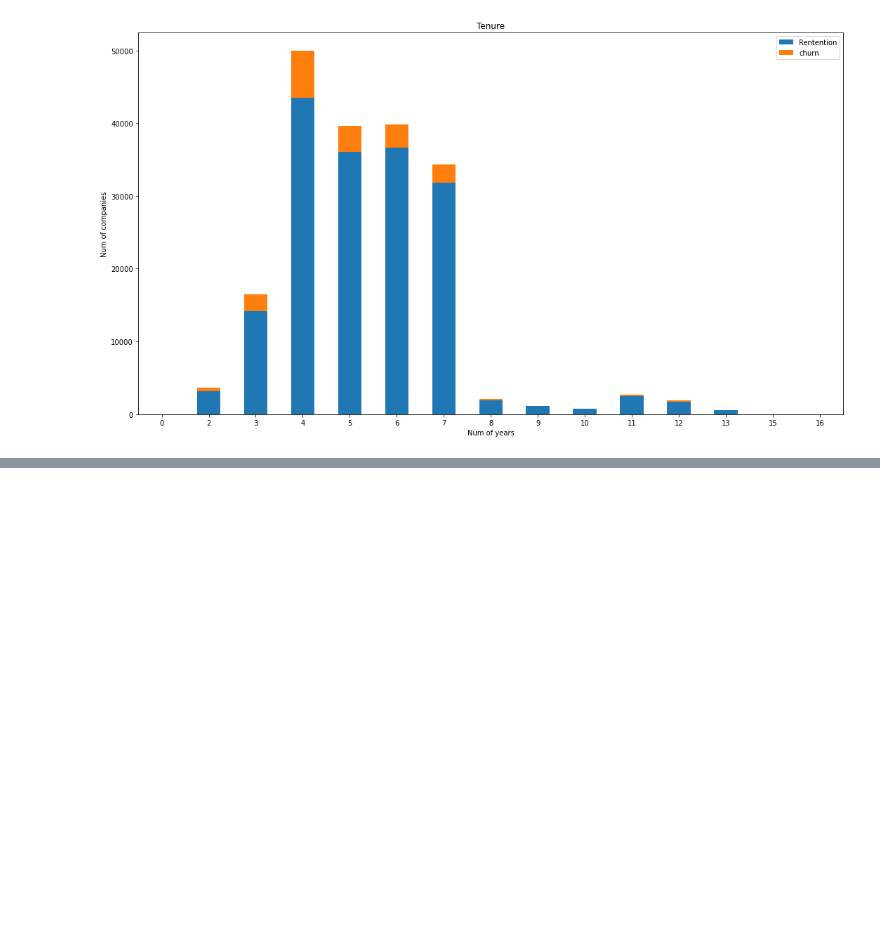
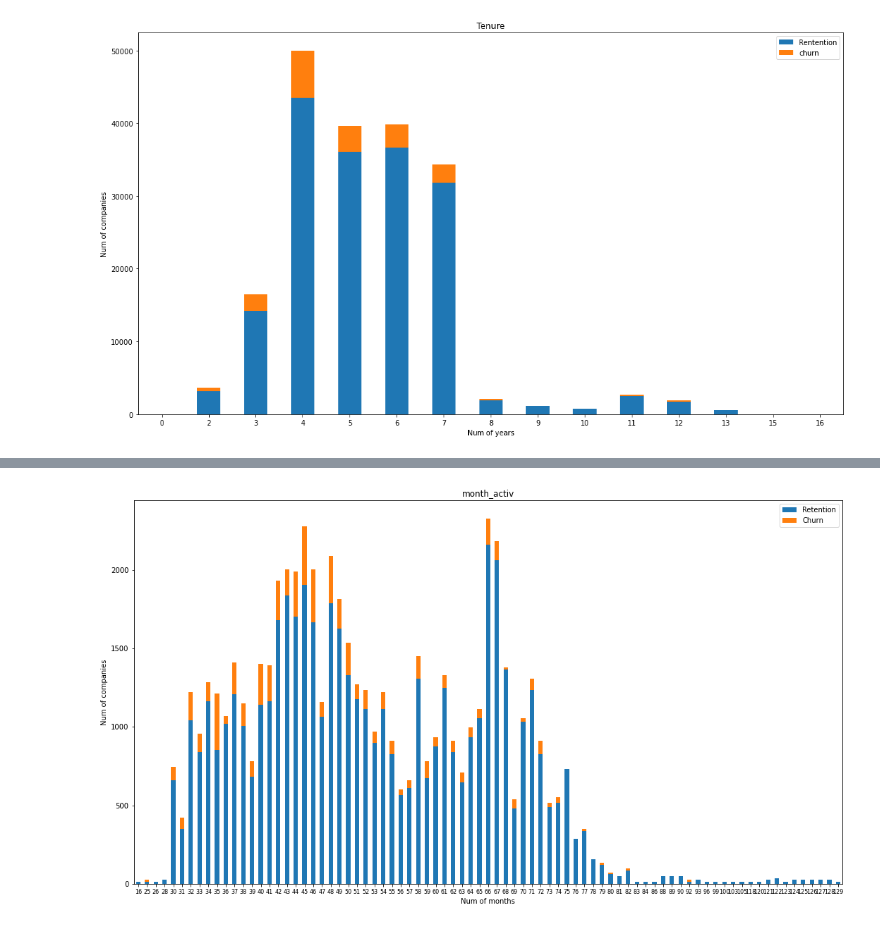
Before and after one commit to weekysui/customer_churn_problem, a Jupyter notebook: Data Understanding (1).ipynb, the cells around one changed output, grey strips where cells are left out. Saved outputs shown, nothing was run; the diff lists cells and outputs as text; code cells hidden in the pictures; blank space fills up the shorter version.

```diff
--- a/Data Understanding (1).ipynb
+++ b/Data Understanding (1).ipynb
@@ -1098,0 +1111,35 @@ plt.show()
+# %%
+def convert_month(reference_date, dataframe, column):
+    time_delta = reference_date - dataframe[column]
+    months = (time_delta/np.timedelta64(1,"M"))
+    return months
+# %%
+reference_date = datetime.datetime(2016, 1,1)
+combine["month_activ"] = convert_month(reference_date, combine, "date_activ")
+combine["month_to_end"] = convert_month(reference_date, combine, "date_end")
+combine["month_modif_prod"] = convert_month(reference_date, combine, "date_modif_prod")
+combine["month_renewal"] = convert_month(reference_date, combine, "date_renewal")
+# %%
+combine = combine.dropna()
+combine.isnull().sum()
+combine["month_activ"]=combine["month_activ"].astype(int)
+# 因为month_to_end是contract结束的时间，如果是2016-01-01开始，肯定比那个时间大所以是-reference date
+combine["month_to_end"]=-combine["month_to_end"].astype(int)
+combine["month_modif_prod"]=combine["month_modif_prod"].astype(int)
+combine["month_renewal"] = combine["month_renewal"].astype(int)
+# %%
+def plot_churn_by_month(dataframe, column, fontsize_ = 11):
+    temp = dataframe[[column,"churn","id"]].groupby([column, "churn"])["id"].count().unstack(level=1)
+    temp.plot(kind="bar", figsize = (18,10),
+             stacked = True,
+             rot=0,
+             title = column)
+    plt.legend(["Retention","Churn"],loc = "upper right")
+    plt.ylabel("Num of companies")
+    plt.xlabel("Num of months")
+    plt.xticks(fontsize=fontsize_)
+    plt.show()
+# %%
+plot_churn_by_month(combine,"month_activ",8)
+# %% [output]
+[figure, added]
```
Also changed, not shown: parts of 32 cells of this notebook.
